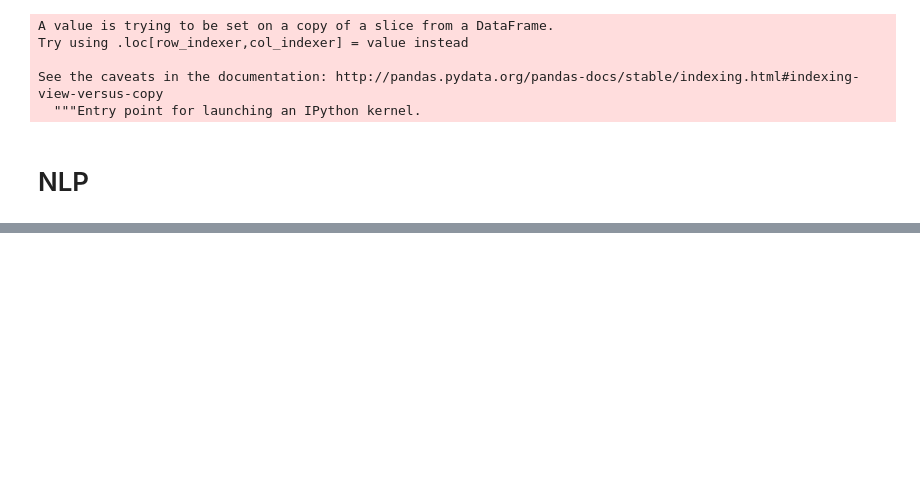
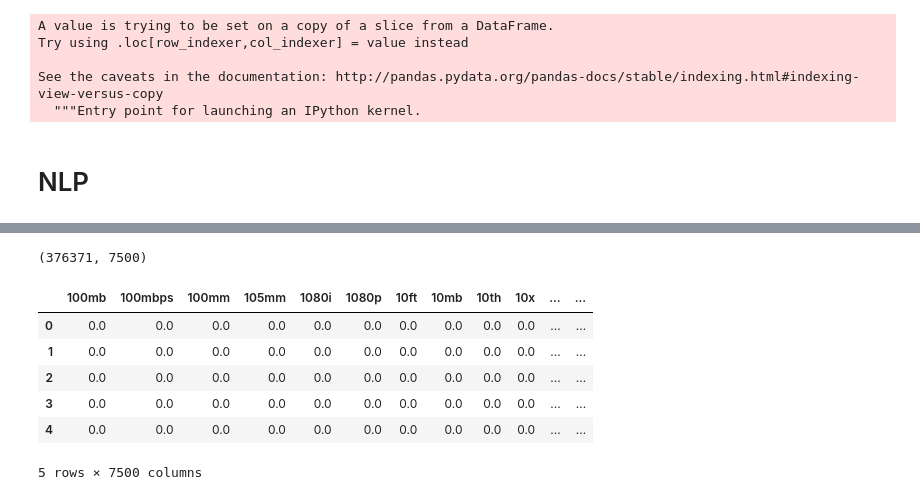
Before and after one commit to krbarounis/Amazon_Reviews_NLP_Project, a Jupyter notebook: Sentiment_Analysis_Amazon_Product_Reviews.ipynb, the cells around one changed output, grey strips where cells are left out. Cells and saved outputs as stored; diff of their text form; code cells hidden in the pictures; blank space fills up the shorter version.

```diff
--- a/Sentiment_Analysis_Amazon_Product_Reviews.ipynb
+++ b/Sentiment_Analysis_Amazon_Product_Reviews.ipynb
@@ -177,0 +177,4 @@ vector = cv.transform(lemmatized_reviews)
+# %%
+df_reviews_final = pd.read_csv('final_df.csv')
+# %%
+df_reviews_final.dropna(inplace=True)
@@ -177,0 +190,14 @@ vector = cv.transform(lemmatized_reviews)
+# %%
+vector_df.shape
+# %% [output]
+(376371, 7500)
+# %%
+vector_df.head()
+# %% [output]
+|  | 100mb | 100mbps | 100mm | 105mm | 1080i | 1080p | 10ft | 10mb | 10th | 10x | ... | ... |
+| 0 | 0.0 | 0.0 | 0.0 | 0.0 | 0.0 | 0.0 | 0.0 | 0.0 | 0.0 | 0.0 | ... | ... |
+| 1 | 0.0 | 0.0 | 0.0 | 0.0 | 0.0 | 0.0 | 0.0 | 0.0 | 0.0 | 0.0 | ... | ... |
+| 2 | 0.0 | 0.0 | 0.0 | 0.0 | 0.0 | 0.0 | 0.0 | 0.0 | 0.0 | 0.0 | ... | ... |
+| 3 | 0.0 | 0.0 | 0.0 | 0.0 | 0.0 | 0.0 | 0.0 | 0.0 | 0.0 | 0.0 | ... | ... |
+| 4 | 0.0 | 0.0 | 0.0 | 0.0 | 0.0 | 0.0 | 0.0 | 0.0 | 0.0 | 0.0 | ... | ... |
+5 rows × 7500 columns
```
Also changed, not shown: parts of 40 cells of this notebook.
